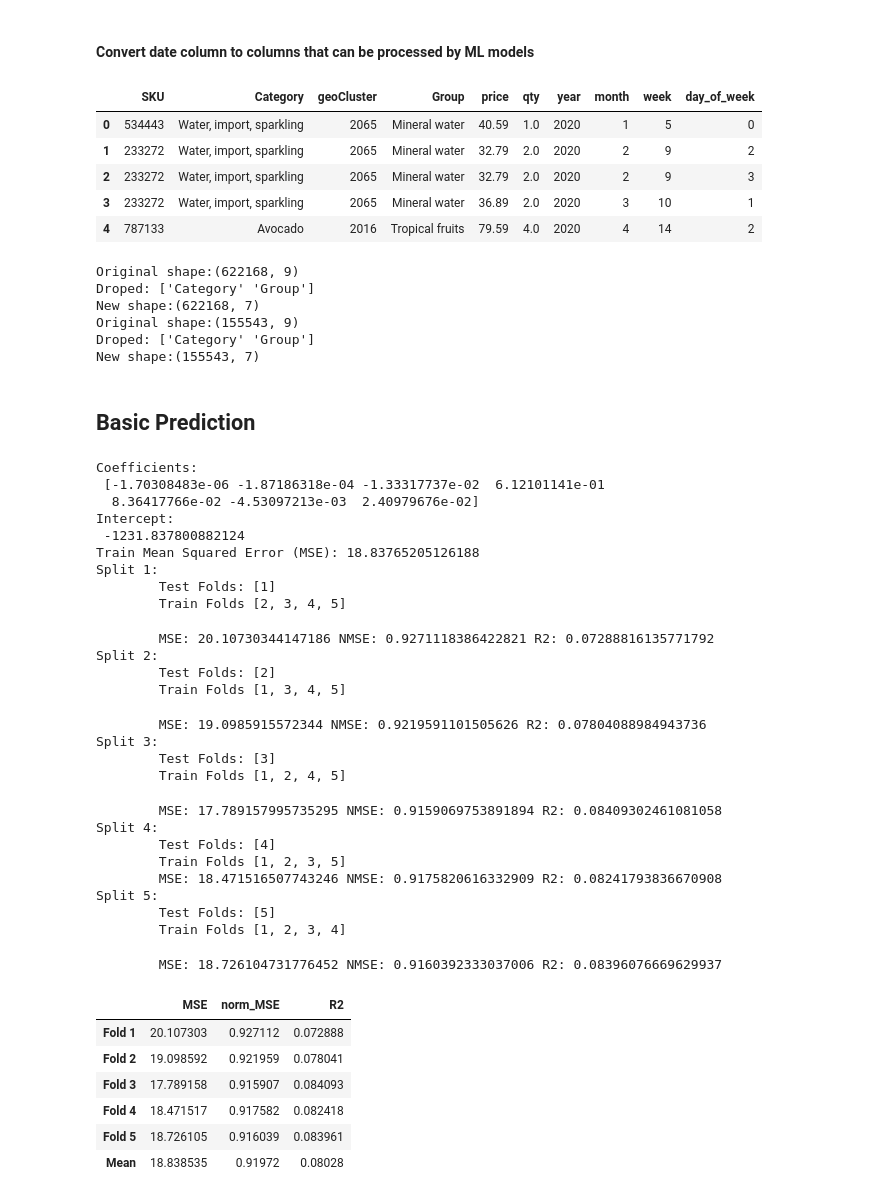
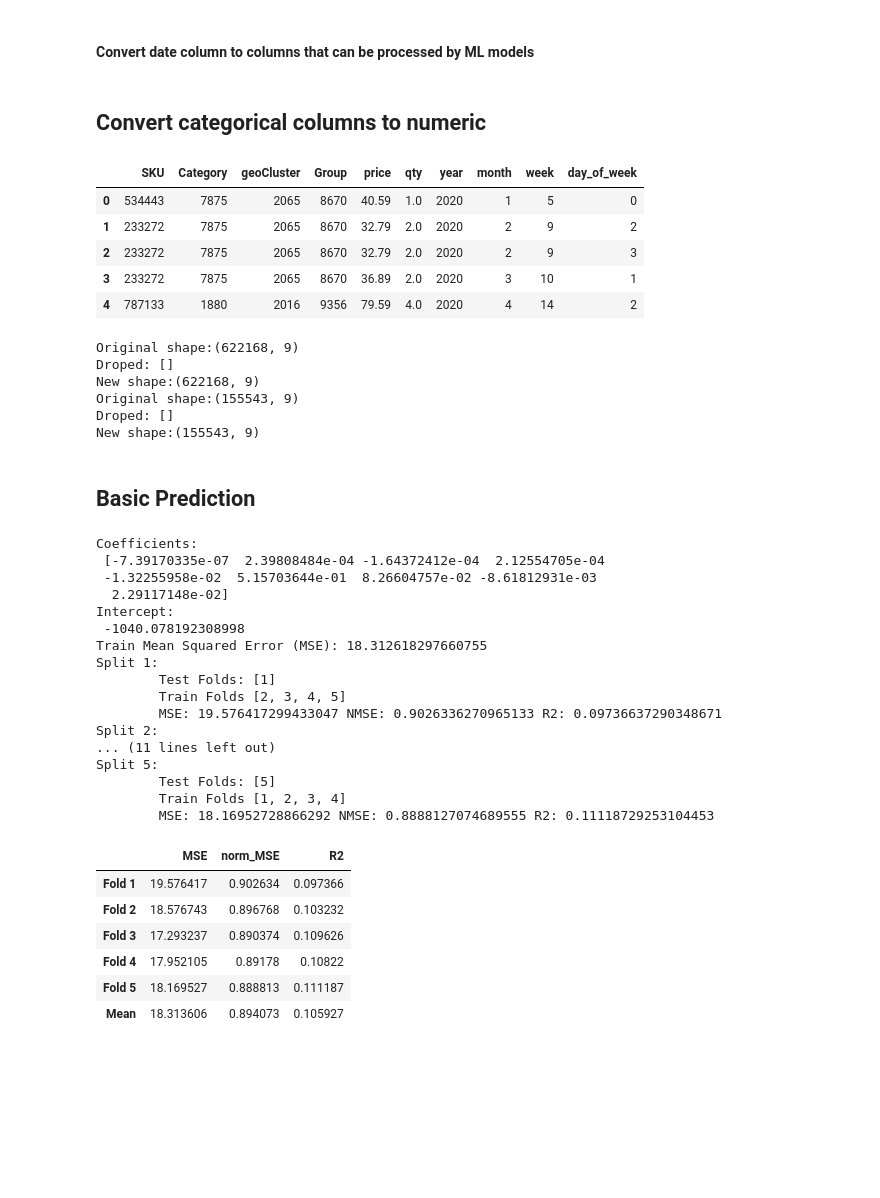
Before and after one commit to abroniewski/predicting-grocery-sales, a Jupyter notebook: src/statistical-machine-learning-models-ismail.ipynb, the cells around one changed output. Cells and saved outputs as stored; diff of their text form; code cells hidden in the pictures; blank space fills up the shorter version.

```diff
--- a/src/statistical-machine-learning-models-ismail.ipynb
+++ b/src/statistical-machine-learning-models-ismail.ipynb
@@ -27,15 +37,27 @@ sales["month"] = sales.date.apply(lambda x: x.month)
 sales["week"] = sales.date.apply(lambda x: x.week)
 sales["day_of_week"] = sales.date.apply(lambda x: x.dayofweek)
 sales = sales.drop("date", axis="columns")
+# %% [markdown]
+## Convert categorical columns to numeric
+# %%
+category = sales.Category.unique()
+category = zip(category, np.random.randint(1000,9999, size=(len(category))))
+category = dict(category)
+sales.replace({"Category": category}, inplace=True)
+
+group = sales.Group.unique()
+group = zip(group, np.random.randint(1000,9999, size=(len(group))))
+group= dict(group)
+sales.replace({"Group": group}, inplace=True)
 # %%
 sales.head()
 # %% [output]
 |  | SKU | Category | geoCluster | Group | price | qty | year | month | week | day_of_week |
-| 0 | 534443 | Water, import, sparkling | 2065 | Mineral water | 40.59 | 1.0 | 2020 | 1 | 5 | 0 |
-| 1 | 233272 | Water, import, sparkling | 2065 | Mineral water | 32.79 | 2.0 | 2020 | 2 | 9 | 2 |
-| 2 | 233272 | Water, import, sparkling | 2065 | Mineral water | 32.79 | 2.0 | 2020 | 2 | 9 | 3 |
-| 3 | 233272 | Water, import, sparkling | 2065 | Mineral water | 36.89 | 2.0 | 2020 | 3 | 10 | 1 |
-| 4 | 787133 | Avocado | 2016 | Tropical fruits | 79.59 | 4.0 | 2020 | 4 | 14 | 2 |
+| 0 | 534443 | 7875 | 2065 | 8670 | 40.59 | 1.0 | 2020 | 1 | 5 | 0 |
+| 1 | 233272 | 7875 | 2065 | 8670 | 32.79 | 2.0 | 2020 | 2 | 9 | 2 |
+| 2 | 233272 | 7875 | 2065 | 8670 | 32.79 | 2.0 | 2020 | 2 | 9 | 3 |
+| 3 | 233272 | 7875 | 2065 | 8670 | 36.89 | 2.0 | 2020 | 3 | 10 | 1 |
+| 4 | 787133 | 1880 | 2016 | 9356 | 79.59 | 4.0 | 2020 | 4 | 14 | 2 |
 # %%
 X = sales.loc[:, sales.columns != 'qty']
 y = sales['qty']
@@ -57,16 +79,16 @@ X_train, y_train = minimum_preprocessing(X_train,y_train)
 X_test, y_test = minimum_preprocessing(X_test,y_test)
 # %% [output]
 Original shape:(622168, 9)
-Droped: ['Category' 'Group']
-New shape:(622168, 7)
+Droped: []
+New shape:(622168, 9)
 Original shape:(155543, 9)
-Droped: ['Category' 'Group']
-New shape:(155543, 7)
+Droped: []
+New shape:(155543, 9)
 # %% [markdown]
 ## Basic Prediction
 # %%
 # We instantiate a linear regression.
-lr = LinearRegression(normalize=False)
+lr = LinearRegression()
 
 # Now we train it on train data with fit method
 lr.fit(X_train,y_train)
@@ -90,58 +112,49 @@ cross_val_metrics = pd.DataFrame(columns=['MSE', 'norm_MSE', 'R2'])
 kf = KFold(n_splits=5)
 i=1
 for train_index, test_index in kf.split(X_train):
     print('Split {}: \n\tTest Folds: [{}] \n\tTrain Folds {}'.format(i, i, [j for j in range(1,6) if j != i]))
 
     x_train_fold = X_train.values[train_index]
     y_train_fold = y_train.values[train_index]
     x_test_fold = X_train.values[test_index,:]
     y_test_fold = y_train.values[test_index]
 
-    lr = LinearRegression(normalize=False)
+    lr = LinearRegression()
     lr.fit(x_train_fold,y_train_fold)
     y_pred_fold = lr.predict(x_test_fold)
     fold_mse = mean_squared_error(y_test_fold, y_pred_fold)
     fold_nmse =  1-r2_score(y_test_fold, y_pred_fold)
     fold_r2 = r2_score(y_test_fold, y_pred_fold)
     print('\tMSE: {} NMSE: {} R2: {}'.format(fold_mse,fold_nmse, fold_r2) )
 
     cross_val_metrics.loc['Fold {}'.format(i), :] = [fold_mse,fold_nmse, fold_r2]
     i+=1
 
 
 cross_val_metrics.loc['Mean',:] = cross_val_metrics.mean()
 cross_val_metrics
 # %% [output]
 Coefficients:
- [-1.70308483e-06 -1.87186318e-04 -1.33317737e-02  6.12101141e-01
-  8.36417766e-02 -4.53097213e-03  2.40979676e-02]
+ [-7.39170335e-07  2.39808484e-04 -1.64372412e-04  2.12554705e-04
+ -1.32255958e-02  5.15703644e-01  8.26604757e-02 -8.61812931e-03
+  2.29117148e-02]
 Intercept:
- -1231.837800882124
-Train Mean Squared Error (MSE): 18.83765205126188
+ -1040.078192308998
+Train Mean Squared Error (MSE): 18.312618297660755
 Split 1:
         Test Folds: [1]
         Train Folds [2, 3, 4, 5]
+        MSE: 19.576417299433047 NMSE: 0.9026336270965133 R2: 0.09736637290348671
+Split 2:
+... (11 lines left out)
+Split 5:
+        Test Folds: [5]
+        Train Folds [1, 2, 3, 4]
+        MSE: 18.16952728866292 NMSE: 0.8888127074689555 R2: 0.11118729253104453
-        MSE: 20.10730344147186 NMSE: 0.9271118386422821 R2: 0.07288816135771792
-Split 2:
-        Test Folds: [2]
-        Train Folds [1, 3, 4, 5]
-        MSE: 19.0985915572344 NMSE: 0.9219591101505626 R2: 0.07804088984943736
-Split 3:
-        Test Folds: [3]
-        Train Folds [1, 2, 4, 5]
-        MSE: 17.789157995735295 NMSE: 0.9159069753891894 R2: 0.08409302461081058
-Split 4:
-        Test Folds: [4]
-        Train Folds [1, 2, 3, 5]
-        MSE: 18.471516507743246 NMSE: 0.9175820616332909 R2: 0.08241793836670908
-Split 5:
-        Test Folds: [5]
-        Train Folds [1, 2, 3, 4]
-        MSE: 18.726104731776452 NMSE: 0.9160392333037006 R2: 0.08396076669629937
 |  | MSE | norm_MSE | R2 |
-| Fold 1 | 20.107303 | 0.927112 | 0.072888 |
-| Fold 2 | 19.098592 | 0.921959 | 0.078041 |
-| Fold 3 | 17.789158 | 0.915907 | 0.084093 |
-| Fold 4 | 18.471517 | 0.917582 | 0.082418 |
-| Fold 5 | 18.726105 | 0.916039 | 0.083961 |
-| Mean | 18.838535 | 0.91972 | 0.08028 |
+| Fold 1 | 19.576417 | 0.902634 | 0.097366 |
+| Fold 2 | 18.576743 | 0.896768 | 0.103232 |
+| Fold 3 | 17.293237 | 0.890374 | 0.109626 |
+| Fold 4 | 17.952105 | 0.89178 | 0.10822 |
+| Fold 5 | 18.169527 | 0.888813 | 0.111187 |
+| Mean | 18.313606 | 0.894073 | 0.105927 |
```
Also changed, not shown: parts of 8 cells of this notebook.
